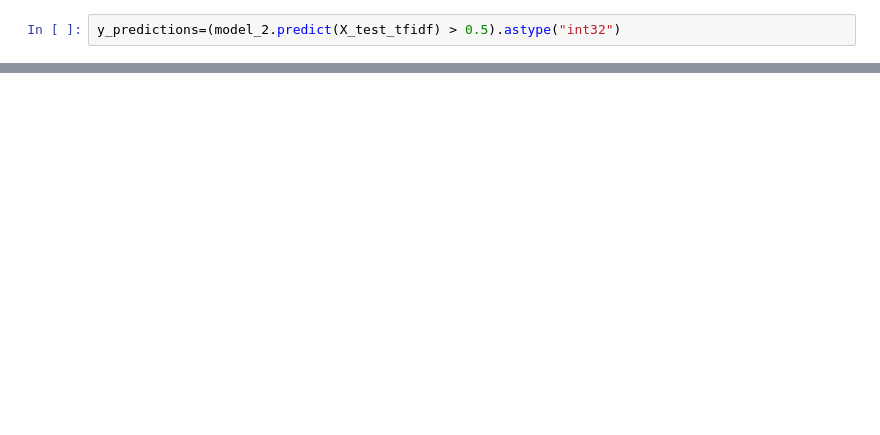
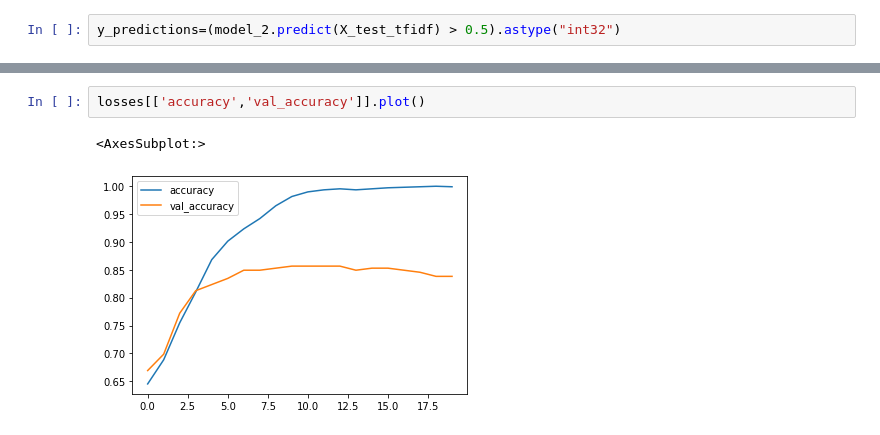
Before and after one commit to varun-pradhan-117/tweet-classification, a Jupyter notebook: tweet_notebook_tfidf.ipynb, the cells around one changed output, grey strips where cells are left out. Cells and saved outputs as stored; diff of their text form; blank space fills up the shorter version.

```diff
--- a/tweet_notebook_tfidf.ipynb
+++ b/tweet_notebook_tfidf.ipynb
@@ -352,0 +404,5 @@ losses.plot()
+# %%
+losses[['accuracy','val_accuracy']].plot()
+# %% [output]
+<AxesSubplot:>
+[figure, added]
```
Also changed, not shown: parts of 34 cells of this notebook, 8 other files.
